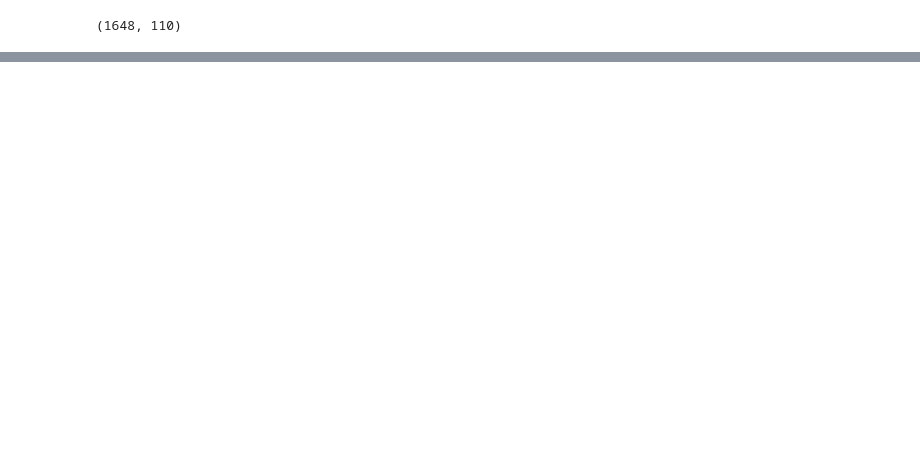
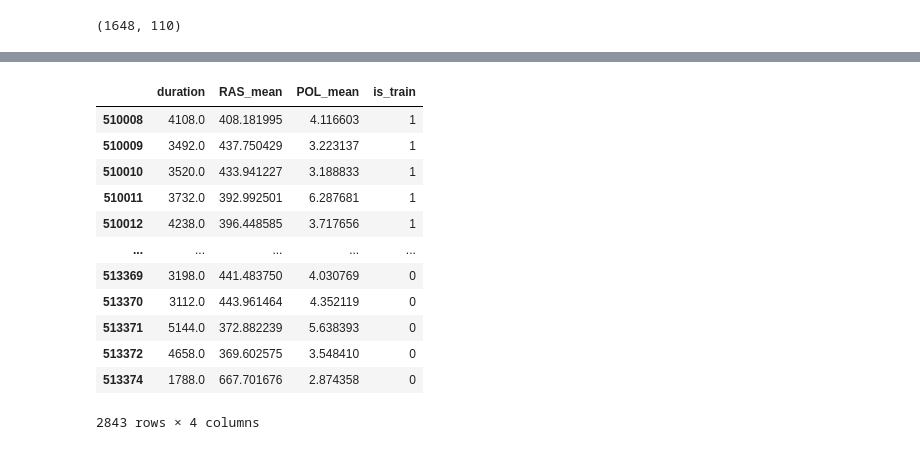
Before and after one commit to i-vainn/evraz_ai_hack, a Jupyter notebook: plavki/xgboost.ipynb, the cells around one changed output, grey strips where cells are left out. Drawn from its saved outputs; the diff is of its cells as text; code cells hidden in the pictures; blank space fills up the shorter version.

```diff
--- a/plavki/xgboost.ipynb
+++ b/plavki/xgboost.ipynb
@@ -279,0 +315,6 @@ x_train.shape
+# %%
+lom_train = pd.read_csv("../data/lom_train.csv")
+lom_test = pd.read_csv("../data/lom_test.csv")
+
+produv_train = pd.read_csv("../data/produv_train.csv")
+produv_test = pd.read_csv("../data/produv_test.csv")
@@ -279,0 +341,18 @@ x_train.shape
+# %%
+produv_data = produv_transform(produv_train, produv_test)
+# %%
+produv_data
+# %% [output]
+|  | duration | RAS_mean | POL_mean | is_train |
+| 510008 | 4108.0 | 408.181995 | 4.116603 | 1 |
+| 510009 | 3492.0 | 437.750429 | 3.223137 | 1 |
+| 510010 | 3520.0 | 433.941227 | 3.188833 | 1 |
+| 510011 | 3732.0 | 392.992501 | 6.287681 | 1 |
+| 510012 | 4238.0 | 396.448585 | 3.717656 | 1 |
+| ... | ... | ... | ... | ... |
+| 513369 | 3198.0 | 441.483750 | 4.030769 | 0 |
+| 513370 | 3112.0 | 443.961464 | 4.352119 | 0 |
+| 513371 | 5144.0 | 372.882239 | 5.638393 | 0 |
+| 513372 | 4658.0 | 369.602575 | 3.548410 | 0 |
+| 513374 | 1788.0 | 667.701676 | 2.874358 | 0 |
+2843 rows × 4 columns
```
Also changed, not shown: parts of 17 cells of this notebook, 5 other files.
